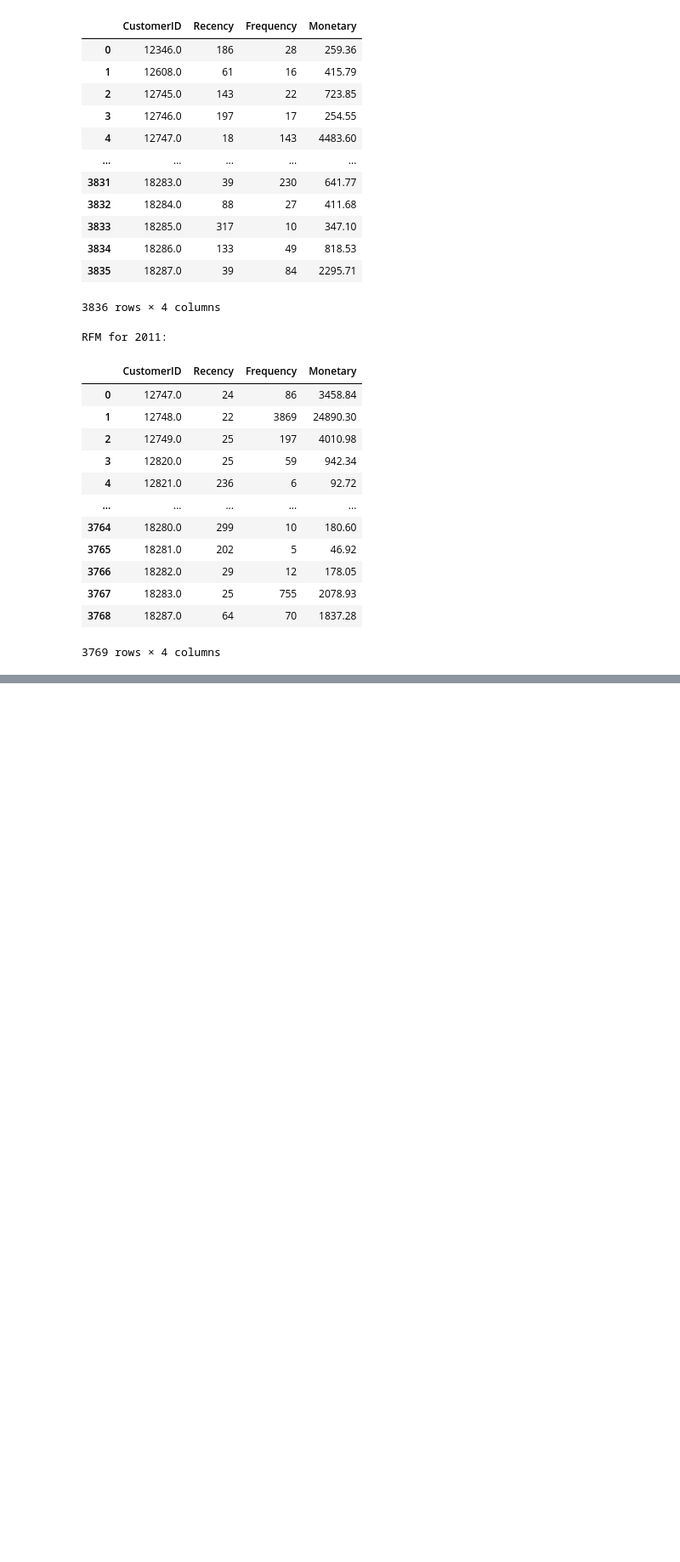
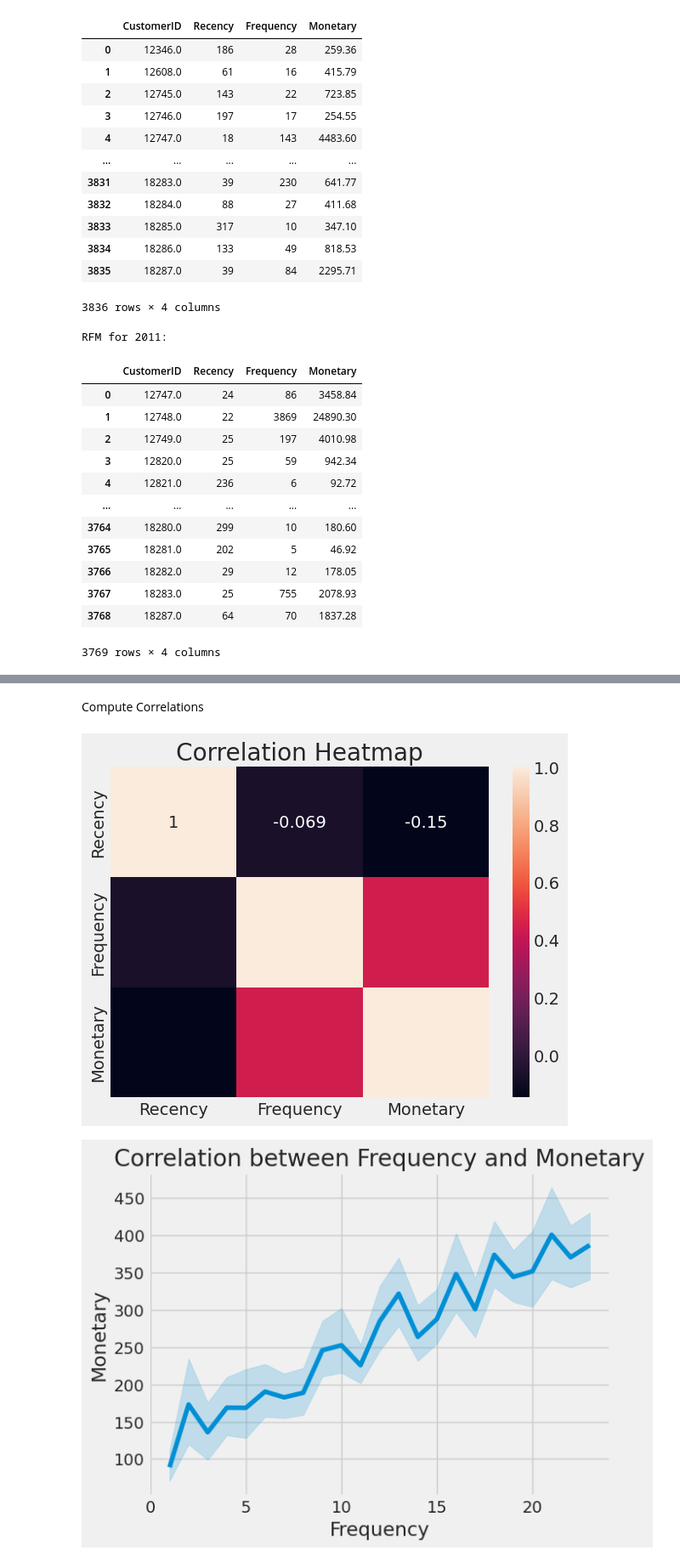
Before and after one commit to AndreaLolli2912/Artificial-Intelligence-for-Communication-and-Marketing, a Jupyter notebook: project-1/main.ipynb, the cells around one changed output, grey strips where cells are left out. Shown at 85% size. Saved outputs shown, nothing was run; the diff lists cells and outputs as text; code cells hidden in the pictures; blank space fills up the shorter version.

```diff
--- a/project-1/main.ipynb
+++ b/project-1/main.ipynb
@@ -528,0 +517,12 @@ plt.show()
+# %%
+df_rfm_clean = df_rfm.copy()
+
+# Filter out customers with more than 28 purchases in the last year (99th percentile)
+df_rfm_clean = df_rfm_clean.loc[df_rfm_clean['Frequency'] <= 23]
+
+# Filter out customers with more than 16,500 in monetary value (99th percentile)
+df_rfm_clean = df_rfm_clean.loc[df_rfm_clean['Monetary'] <= 1107]
+
+# Display cleaned RFM data
+print("Cleaned RFM Data:")
+display(df_rfm_clean.head())
@@ -528,0 +537,33 @@ plt.show()
+# %% [markdown]
+Compute Correlations
+# %%
+# Compute correlation matrix
+corr_matrix = df_rfm_clean[['Recency', 'Frequency', 'Monetary']].corr()
+
+# Plot the correlation heatmap
+plt.figure()
+plt.style.use('fivethirtyeight')
+sns.heatmap(corr_matrix, annot=True)
+plt.title('Correlation Heatmap')
+plt.show()
+
+# Plot correlation between Frequency and Monetary
+plt.figure()
+plt.style.use('fivethirtyeight')
+sns.lineplot(x='Frequency', y='Monetary', data=df_rfm_clean, estimator='mean')
+plt.xlabel('Frequency')
+plt.ylabel('Monetary')
+plt.title('Correlation between Frequency and Monetary')
+plt.show()
+
+# Plot correlation between Frequency and Recency
+plt.figure()
+plt.style.use('fivethirtyeight')
+sns.lineplot(x='Frequency', y='Recency', data=df_rfm_clean, estimator='mean')
+plt.xlabel('Frequency')
+plt.ylabel('Recency')
+plt.title('Correlation between Frequency and Recency')
+plt.show()
+# %% [output]
+[figure, added]
+[figure, added]
```
Also changed, not shown: parts of 39 cells of this notebook.
